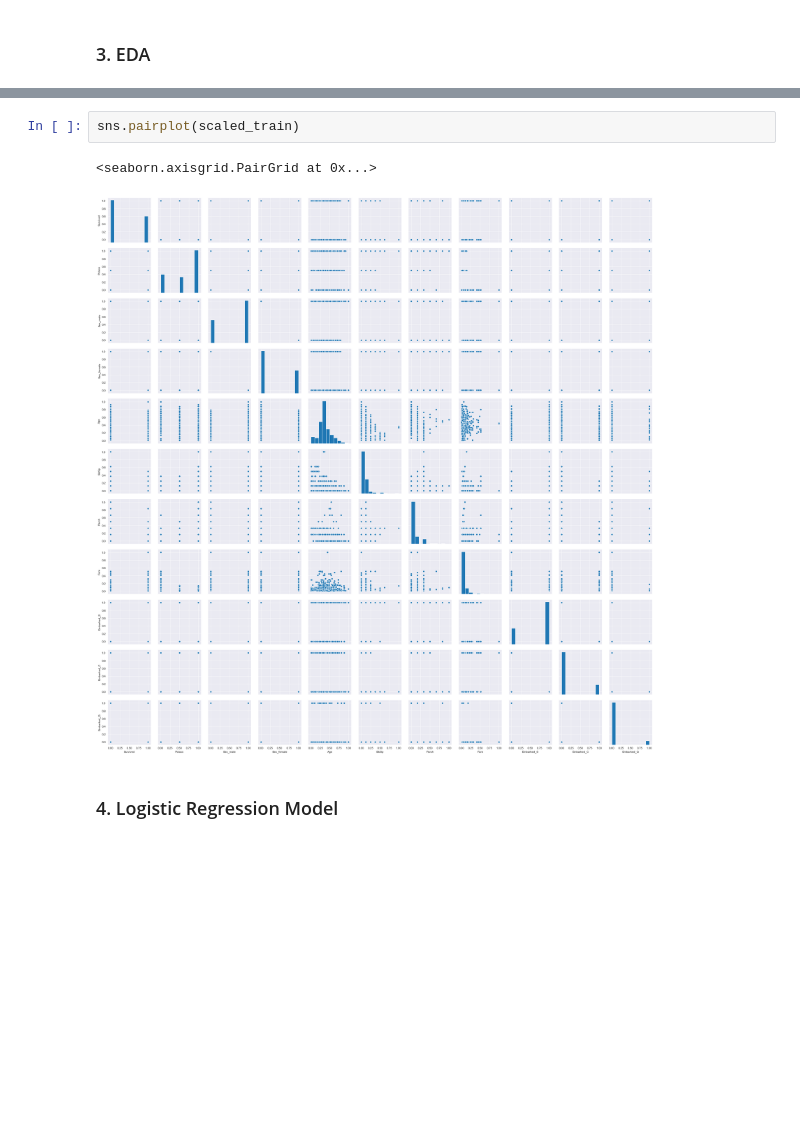
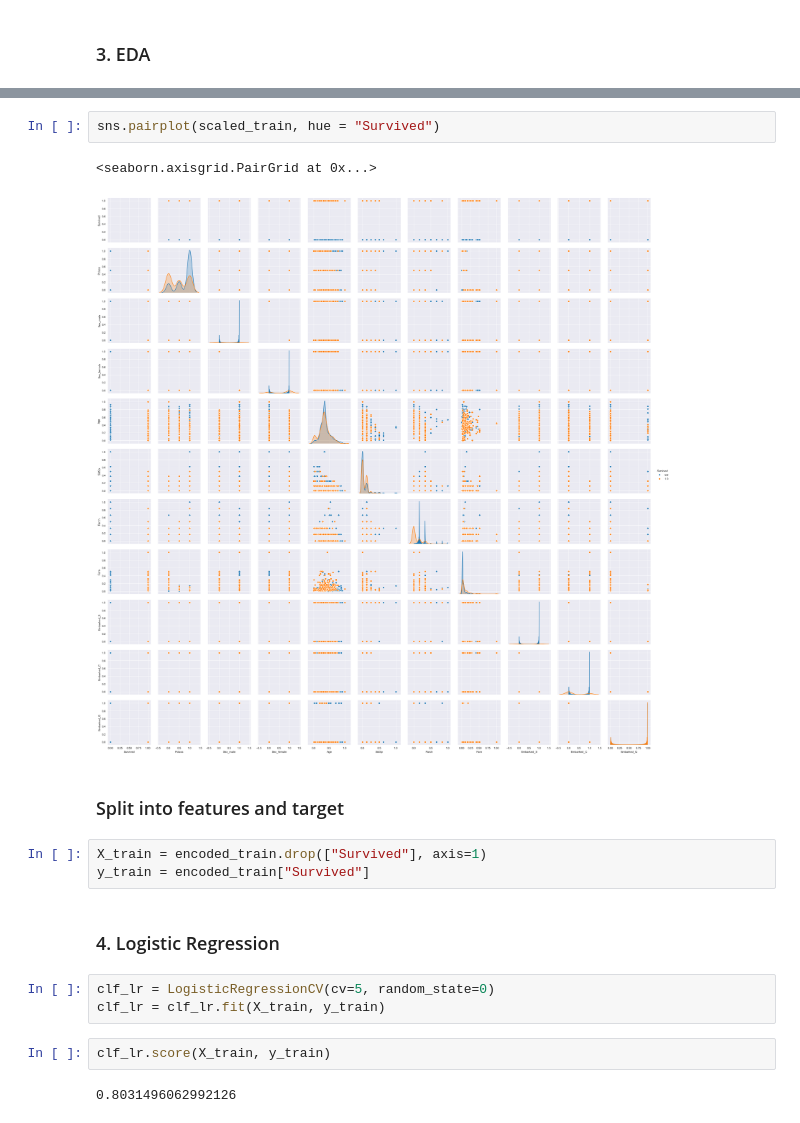
Before and after one commit to dusty736/kaggle_titanic, a Jupyter notebook: Titanic.ipynb, the cells around one changed output, grey strips where cells are left out. Saved outputs shown, nothing was run; the diff lists cells and outputs as text; blank space fills up the shorter version.

Commit message:
Started LR and RF models

```diff
--- a/Titanic.ipynb
+++ b/Titanic.ipynb
@@ -260,7 +257,19 @@ scaled_train.head()
 # %%
-sns.pairplot(scaled_train)
+sns.pairplot(scaled_train, hue = "Survived")
 # %% [output]
 <seaborn.axisgrid.PairGrid at 0x...>
-[figure, old version]
+[figure, new version]
+# %% [markdown]
+### Split into features and target
+# %%
+X_train = encoded_train.drop(["Survived"], axis=1)
+y_train = encoded_train["Survived"]
 # %% [markdown]
-### 4. Logistic Regression Model
+### 4. Logistic Regression
+# %%
+clf_lr = LogisticRegressionCV(cv=5, random_state=0)
+clf_lr = clf_lr.fit(X_train, y_train)
+# %%
+clf_lr.score(X_train, y_train)
+# %% [output]
+0.8031496062992126
```
Also changed, not shown: parts of 8 cells of this notebook.
